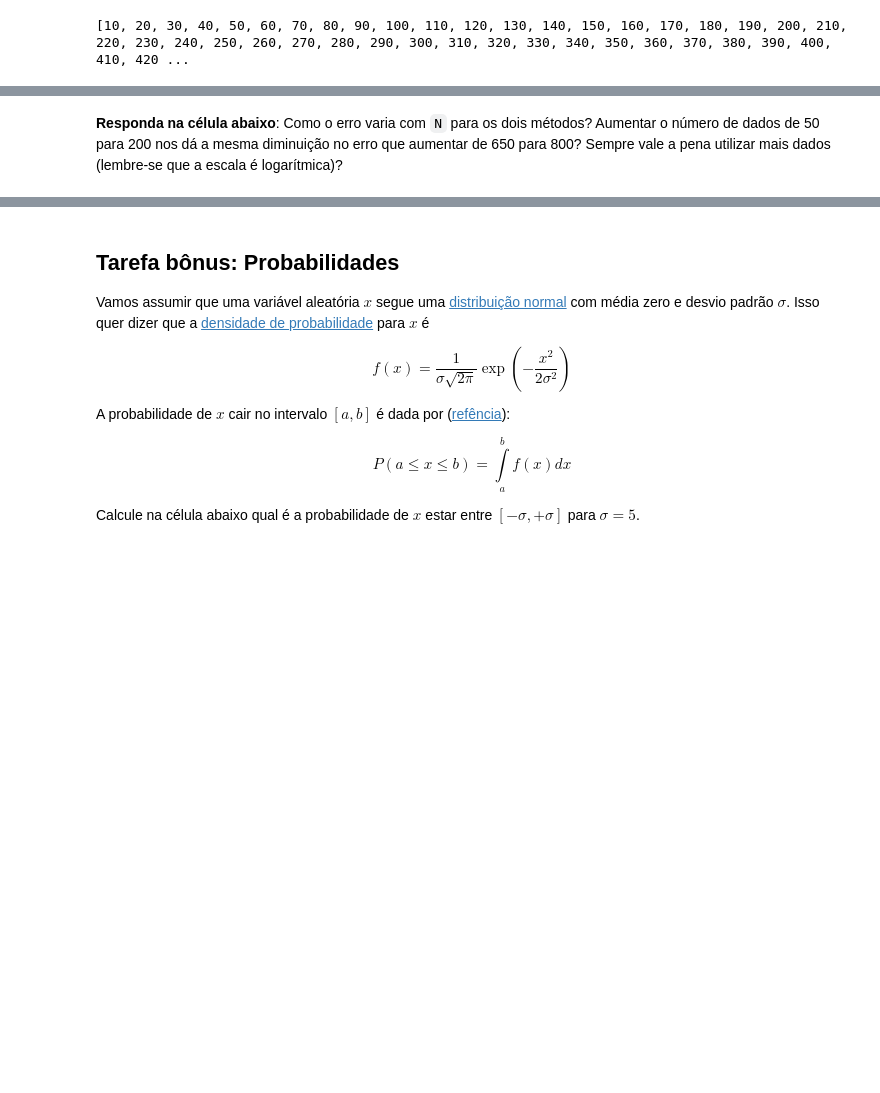
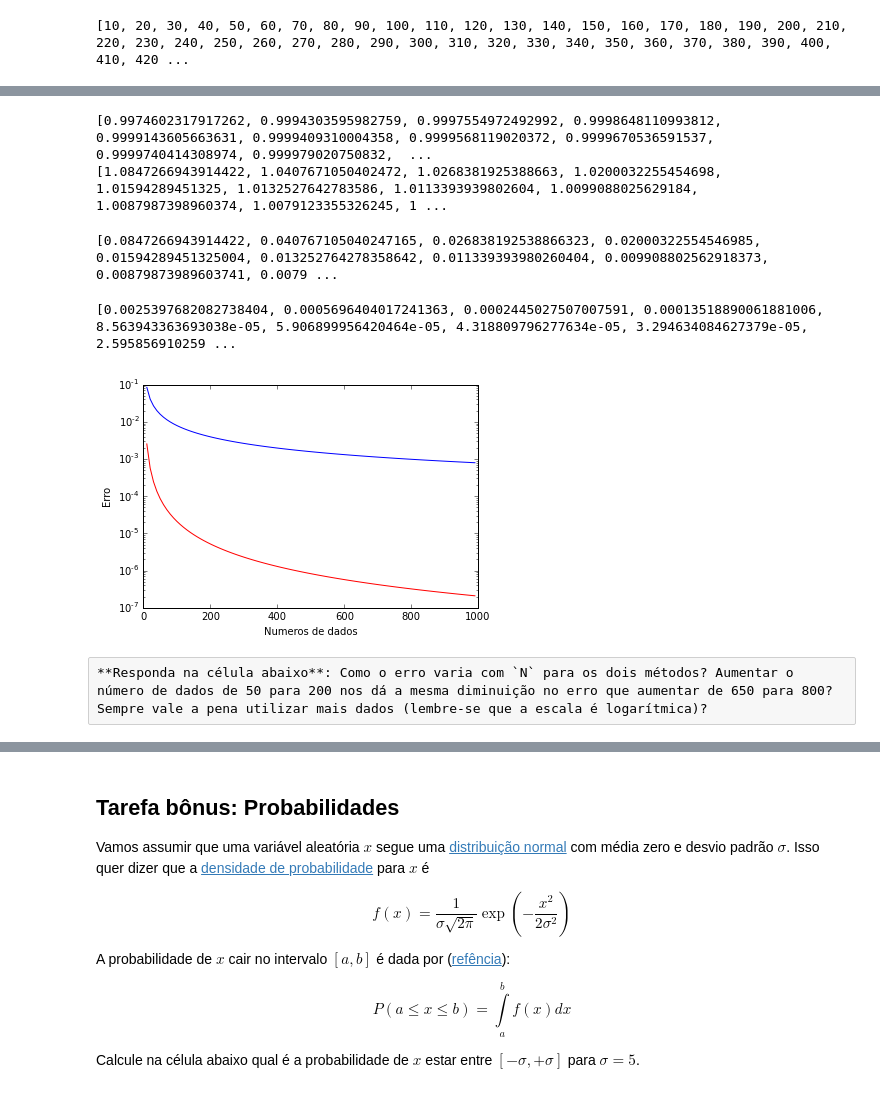
Before and after one commit to mat-esp-2015/integracao-cjt, a Jupyter notebook: tarefa-integracao.ipynb, the cells around one changed output, grey strips where cells are left out. Cells and saved outputs as stored; diff of their text form; code cells hidden in the pictures; blank space fills up the shorter version.

Commit message:
A ultima tarefa foi feita como as especificações e os comentários foram adicionados

```diff
--- a/tarefa-integracao.ipynb
+++ b/tarefa-integracao.ipynb
@@ -182,5 +182,58 @@ print(delta)
-# %% [markdown]
-**Responda na célula abaixo**: Como o erro varia com `N` para os dois métodos? Aumentar o número de dados de 50 para 200 nos dá a mesma diminuição no erro que aumentar de 650 para 800? Sempre vale a pena utilizar mais dados (lembre-se que a escala é logarítmica)?
+# %%
+retangulos = []
+trapezios = []
+for valor in lista: #calculo do intervalo para cada numero de pontos/ e todos os outros valores são obtidos dentro deste loop
+    intervalo = (fim - inicio)/(valor - 1)
+    Dados = [] #para valer sempre 0 quando se faz um novo calculo, e não somar com o anterior
+    for i in range(valor):#obtenção de um novo valor para a lista dados, para cada intervalo
+        t = inicio + i*intervalo
+        Dados.append(math.cos(t))#acrescenta valores na lista Dados
+    integral_r = 0 #para valer sempre 0 quando se faz um novo calculo, e não somar com o anterior
+    for j in Dados: #valor da integral para caqda elemnto de Dados
+        integral_r = j*intervalo + integral_r #calculo da integral, que é a área, ou seja a soma dos retangulos
+    retangulos.append(integral_r)#acrescenta valores na lista retangulos
+    integral_tr = 0 #para valer sempre 0 quando se faz um novo calculo, e não somar com o anterior
+    for j in range(0, valor - 1, 1):#calculo da integral, que é a área, ou seja a soma dos trapezios
+        integral_tr = intervalo*(Dados[j] + Dados[j + 1])/2 + integral_tr
+    trapezios.append(integral_tr)#acrescenta valores na lista trapézios
+print(trapezios)
+print (retangulos)
+# %% [output]
+[0.9974602317917262, 0.9994303595982759, 0.9997554972492992, 0.9998648110993812, 0.9999143605663631, 0.9999409310004358, 0.9999568119020372, 0.9999670536591537, 0.9999740414308974, 0.999979020750832,  ...
+[1.0847266943914422, 1.0407671050402472, 1.0268381925388663, 1.0200032255454698, 1.01594289451325, 1.0132527642783586, 1.0113393939802604, 1.0099088025629184, 1.0087987398960374, 1.0079123355326245, 1 ...
+# %%
+import math# erro para cada valor da lista retangulos
+analitico = math.sin(math.pi/2)- math.sin(0)
+erro_r = []
+for valor in retangulos:
+    erros = abs(analitico - valor)
+    erro_r.append(erros)
+print(erro_r)
+# %% [output]
+[0.0847266943914422, 0.040767105040247165, 0.026838192538866323, 0.02000322554546985, 0.01594289451325004, 0.013252764278358642, 0.011339393980260404, 0.009908802562918373, 0.00879873989603741, 0.0079 ...
+# %%
+import math#erro para cada valor da lista trapezios
+analitico = math.sin(math.pi/2)- math.sin(0)
+erro_tr = []
+for valor in trapezios:
+    erro_t = abs(analitico - valor)
+    erro_tr.append(erro_t)
+print(erro_tr)
+# %% [output]
+[0.0025397682082738404, 0.0005696404017241363, 0.0002445027507007591, 0.00013518890061881006, 8.563943363693038e-05, 5.906899956420464e-05, 4.318809796277634e-05, 3.294634084627379e-05, 2.595856910259 ...
+# %%
+%matplotlib inline #cria a figura no jupyter
+import matplotlib.pyplot as plt#importa a biblioteca para criação da figura
+plt.figure() #cria uma figura
+plt.plot(lista, erro_r, "-b" )#importa os dados para o grafico, em forma de linha azul
+plt.plot(lista, erro_tr, "-r")#importa os dados para o grafico, em forma de linha vermelha
+plt.xlabel('Numeros de dados')#nomeia o eixo x
+plt.ylabel('Erro') #nomeia o eixo y
+plt.yscale('log')#determina que os valores do eixo y estejam em escala logaritimica
+# %% [output]
+[figure, added]
+# %% [raw]
+**Responda na célula abaixo**: Como o erro varia com `N` para os dois métodos? Aumentar o número de dados de 50 para 200 nos dá a mesma diminuição no erro que aumentar de 650 para 800? Sempre vale a pena utilizar mais dados (lembre-se que a escala é logarítmica)?
 # %% [markdown]
 ### Resultado esperado
 
```
Also changed, not shown: parts of 9 cells of this notebook.
